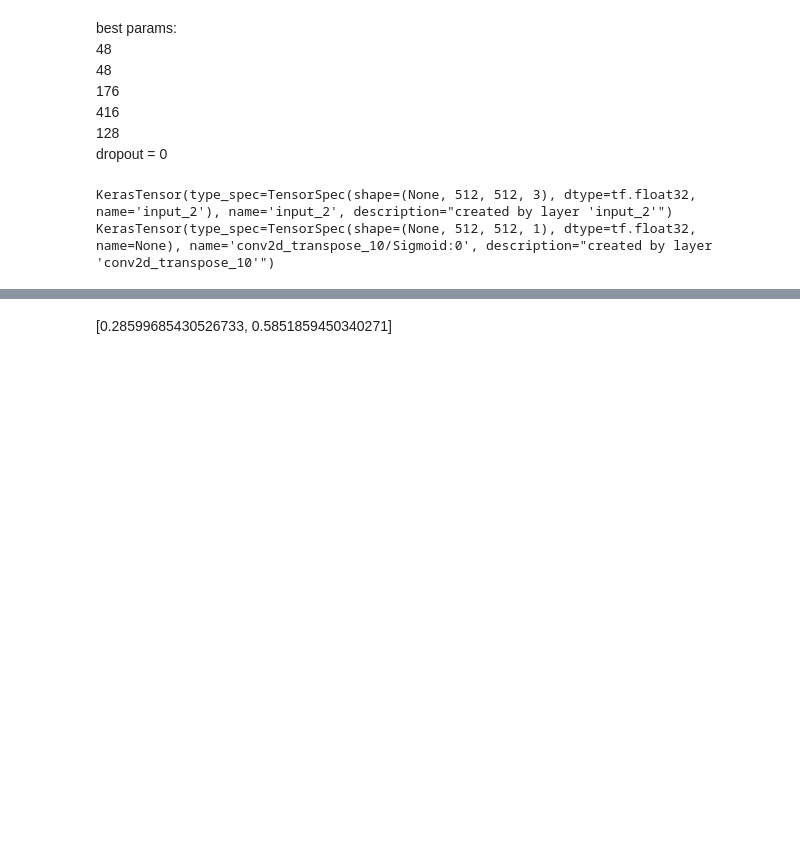
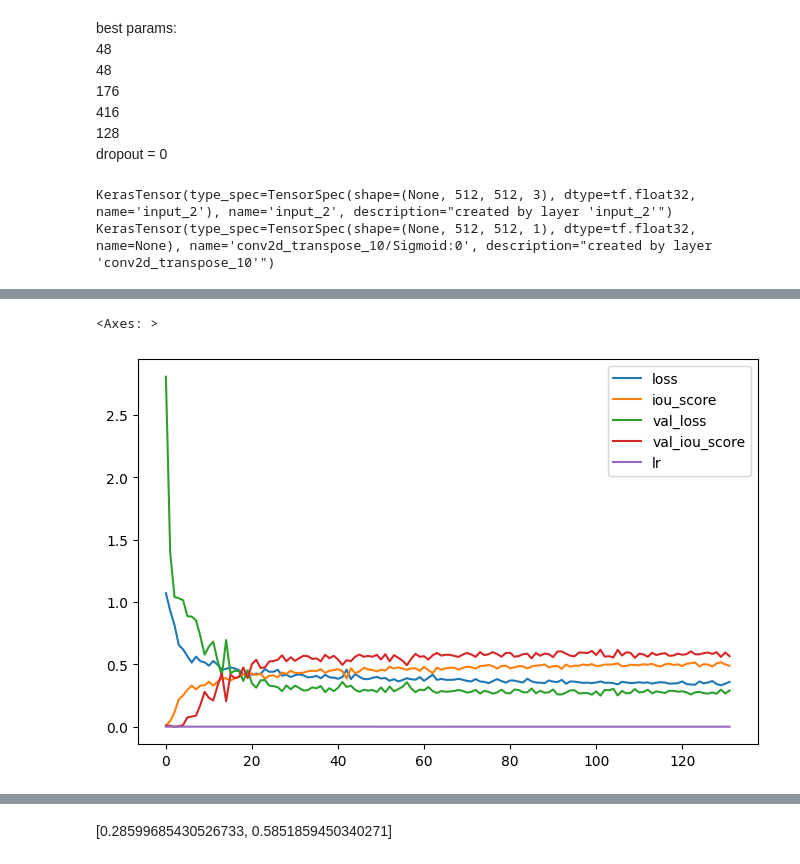
Before and after one commit to DeadArcadiy/SWWH, a Jupyter notebook: segmentation.ipynb, the cells around one changed output, grey strips where cells are left out. Saved outputs shown, nothing was run; the diff lists cells and outputs as text; code cells hidden in the pictures; blank space fills up the shorter version.

```diff
--- a/segmentation.ipynb
+++ b/segmentation.ipynb
@@ -164 +164,7 @@ Epoch 132: val_loss did not improve from 0.25186
 Epoch 132: early stopping
+# %%
+import pandas as pd
+pd.DataFrame(model_history.history).plot(figsize=(8,5))
+# %% [output]
+<Axes: >
+[figure, added]
```
Also changed, not shown: parts of 5 cells of this notebook, 1 other file.
